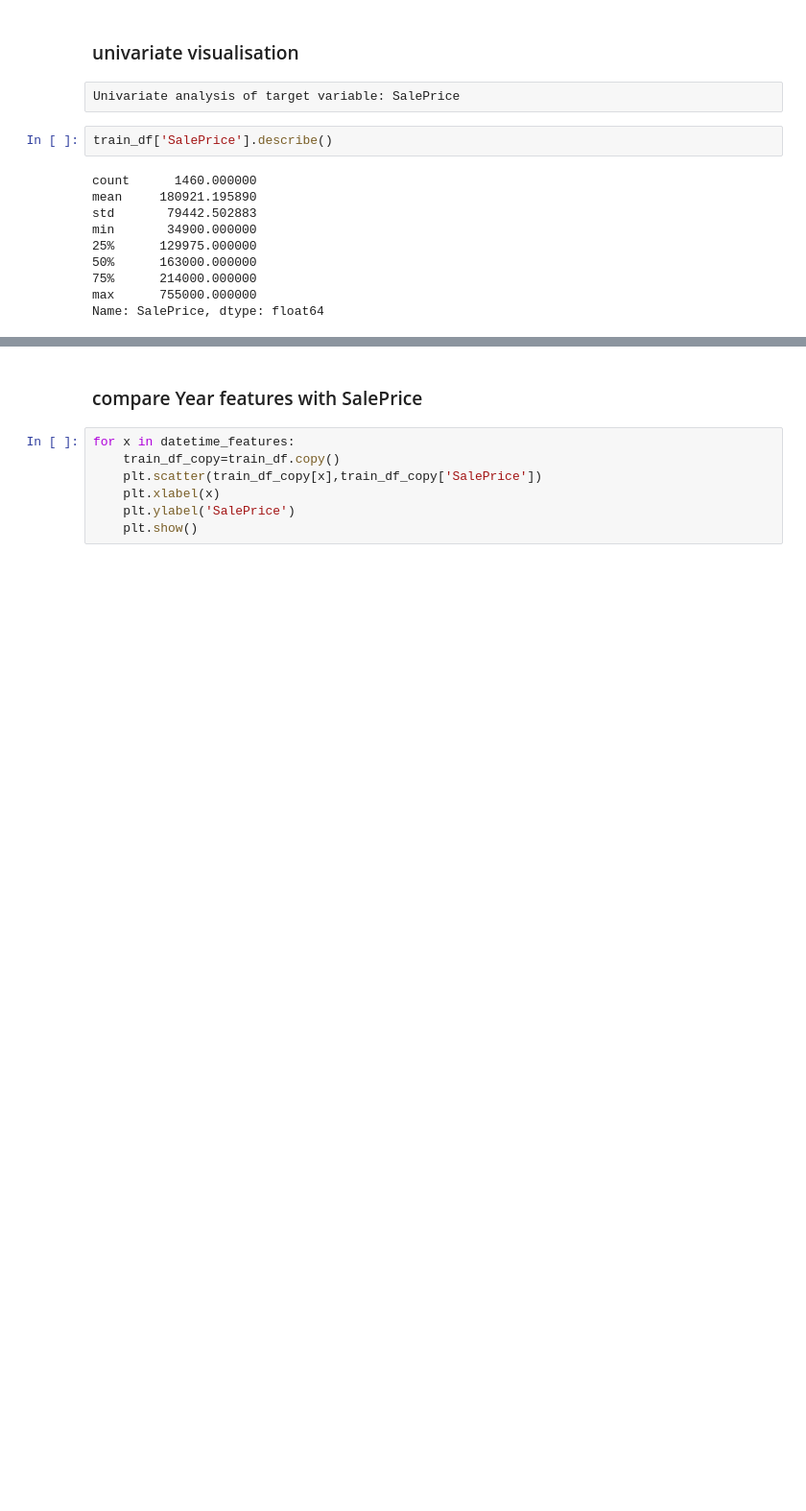
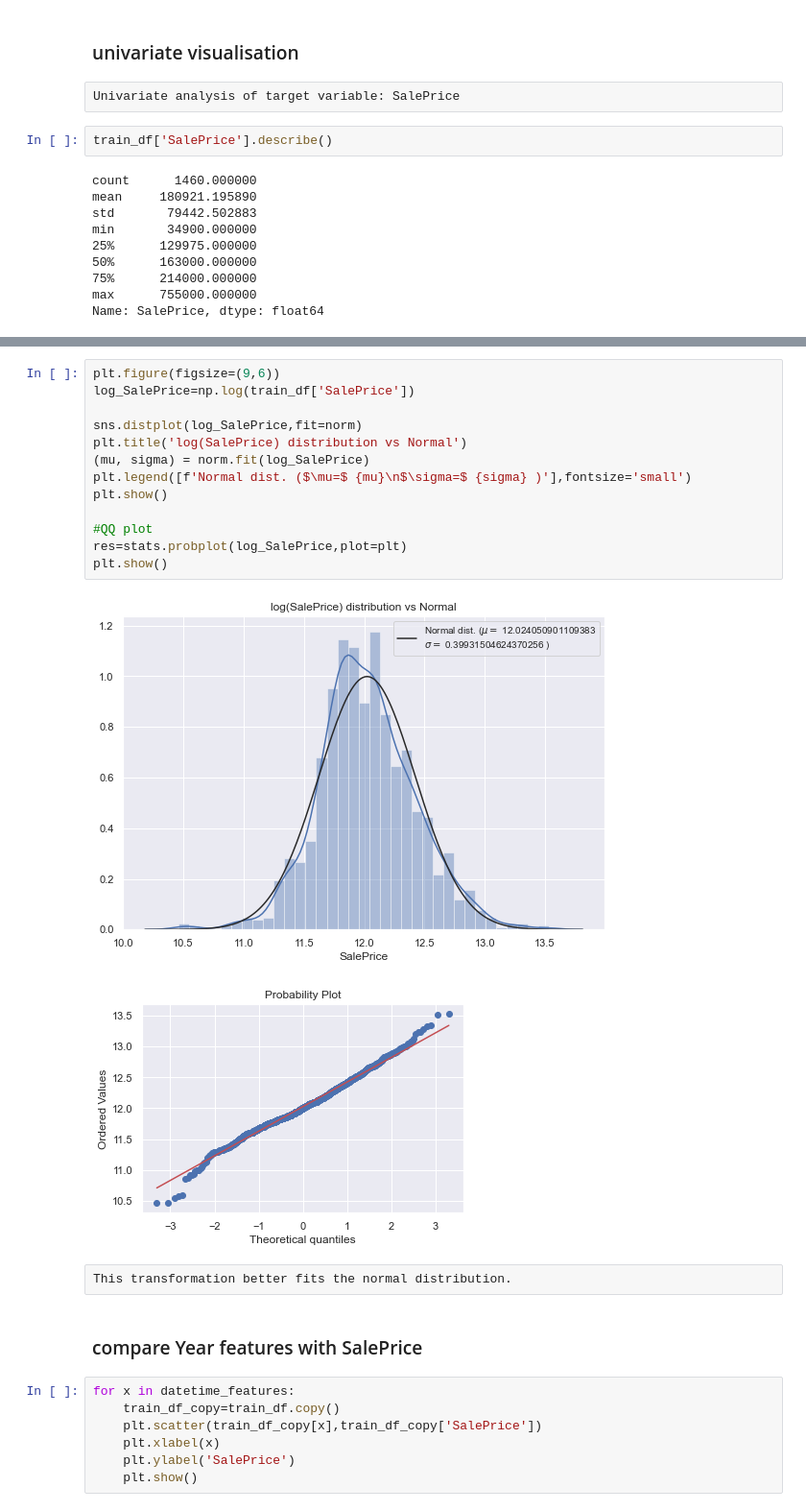
Before and after one commit to Gary-N/datascienceproject1, a Jupyter notebook: main.ipynb, the cells around one changed output, grey strips where cells are left out. Shown at 96% size. Cells and saved outputs as stored; diff of their text form; blank space fills up the shorter version.

```diff
--- a/main.ipynb
+++ b/main.ipynb
@@ -103,3 +131,21 @@ Compared to a QQ plot betwen log(SalePrice) & Normal distribution; this transfor
+# %%
+plt.figure(figsize=(9,6))
+log_SalePrice=np.log(train_df['SalePrice'])
+
+sns.distplot(log_SalePrice,fit=norm)
+plt.title('log(SalePrice) distribution vs Normal')
+(mu, sigma) = norm.fit(log_SalePrice)
+plt.legend([f'Normal dist. ($\mu=$ {mu}\n$\sigma=$ {sigma} )'],fontsize='small')
+plt.show()
+
+#QQ plot
+res=stats.probplot(log_SalePrice,plot=plt)
+plt.show()
+# %% [output]
+[figure, added]
+[figure, added]
+# %% [raw]
+This transformation better fits the normal distribution.
 # %% [markdown]
 ### compare Year features with SalePrice
 # %%
```
Also changed, not shown: parts of 11 cells of this notebook.
